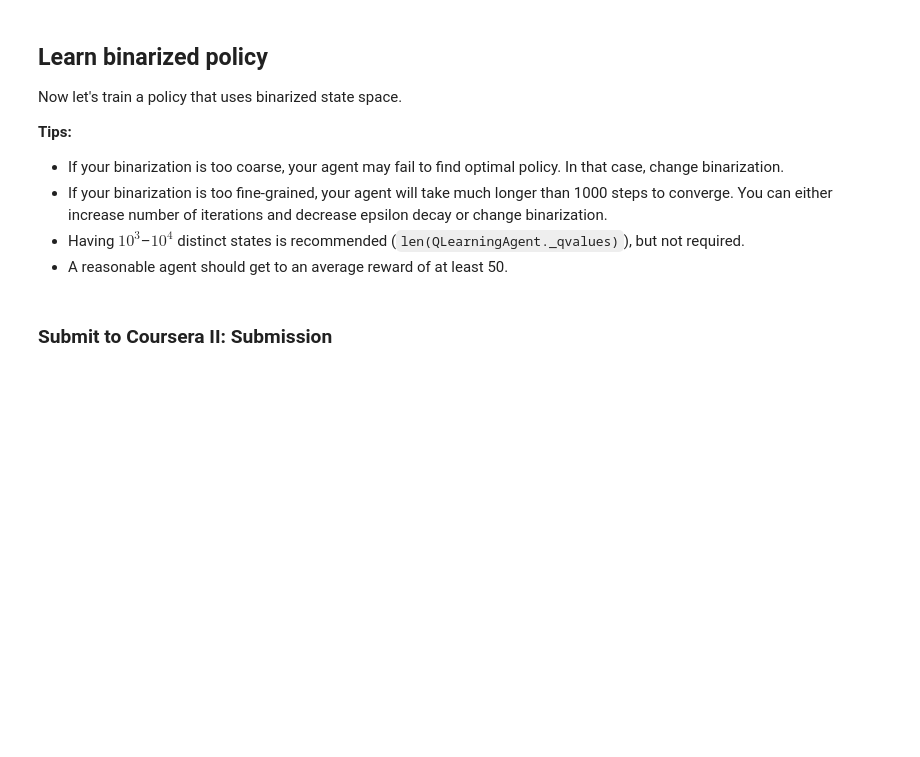
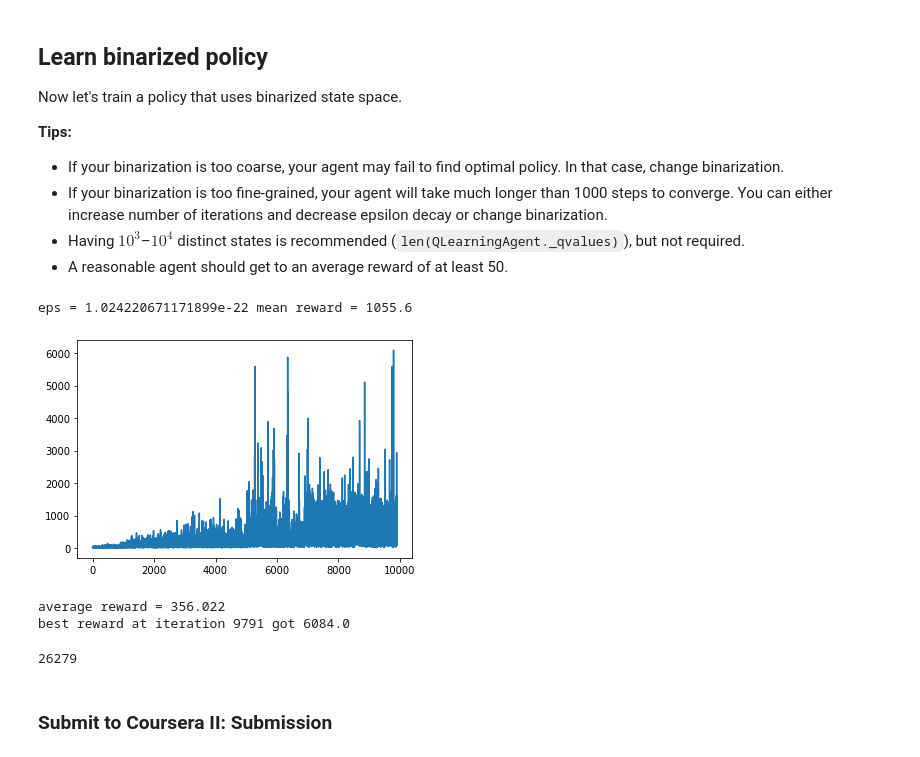
Before and after one commit to SCLiao47/Practical_RL, a Jupyter notebook: Week3_Model Free Methods/qlearning.ipynb, the cells around one changed output. Drawn from its saved outputs; the diff is of its cells as text; code cells hidden in the pictures; blank space fills up the shorter version.

```diff
--- a/Week3_Model Free Methods/qlearning.ipynb
+++ b/Week3_Model Free Methods/qlearning.ipynb
@@ -250,7 +279,14 @@ class Binarizer(ObservationWrapper):
 
         # hint: you can do that with round(x,n_digits)
         # you may pick a different n_digits for each dimension
-        state = <YOUR CODE: round state to some amount digits>
+        # state = <YOUR CODE: round state to some amount digits>
+
+        state[0] = np.round(state[0],0)
+        state[1] = np.round(state[1],1)
+        state[2] = np.round(state[2],2)
+        state[3] = np.round(state[3],1)
+
+        # state = np.round(state)
 
         return tuple(state)
 # %%
@@ -287,16 +328,35 @@ agent = QLearningAgent(alpha=0.5, epsilon=0.25, discount=0.99,
                        get_legal_actions=lambda s: range(n_actions))
 # %%
 rewards = []
-for i in range(10000):
+
+n_sessions = 10000
+
+for i in range(n_sessions):
     rewards.append(play_and_train(env, agent))
 
     # OPTIONAL: <YOUR CODE: adjust epsilon>
+    if i > n_sessions/2:
+        agent.epsilon *= 0.99
 
     if i % 100 == 0:
         clear_output(True)
         print('eps =', agent.epsilon, 'mean reward =', np.mean(rewards[-10:]))
         plt.plot(rewards)
         plt.show()
+
+max_id = np.argmax(rewards)
+
+print('average reward =', np.mean(rewards))
+print('best reward at iteration', max_id,'got', rewards[max_id])
+# %% [output]
+eps = 1.024220671171899e-22 mean reward = 1055.6
+[figure, added]
+average reward = 356.022
+best reward at iteration 9791 got 6084.0
+# %%
+len(agent._qvalues)
+# %% [output]
+26279
 # %% [markdown]
 ### Submit to Coursera II: Submission
 # %%
```
Also changed, not shown: parts of 8 cells of this notebook.
